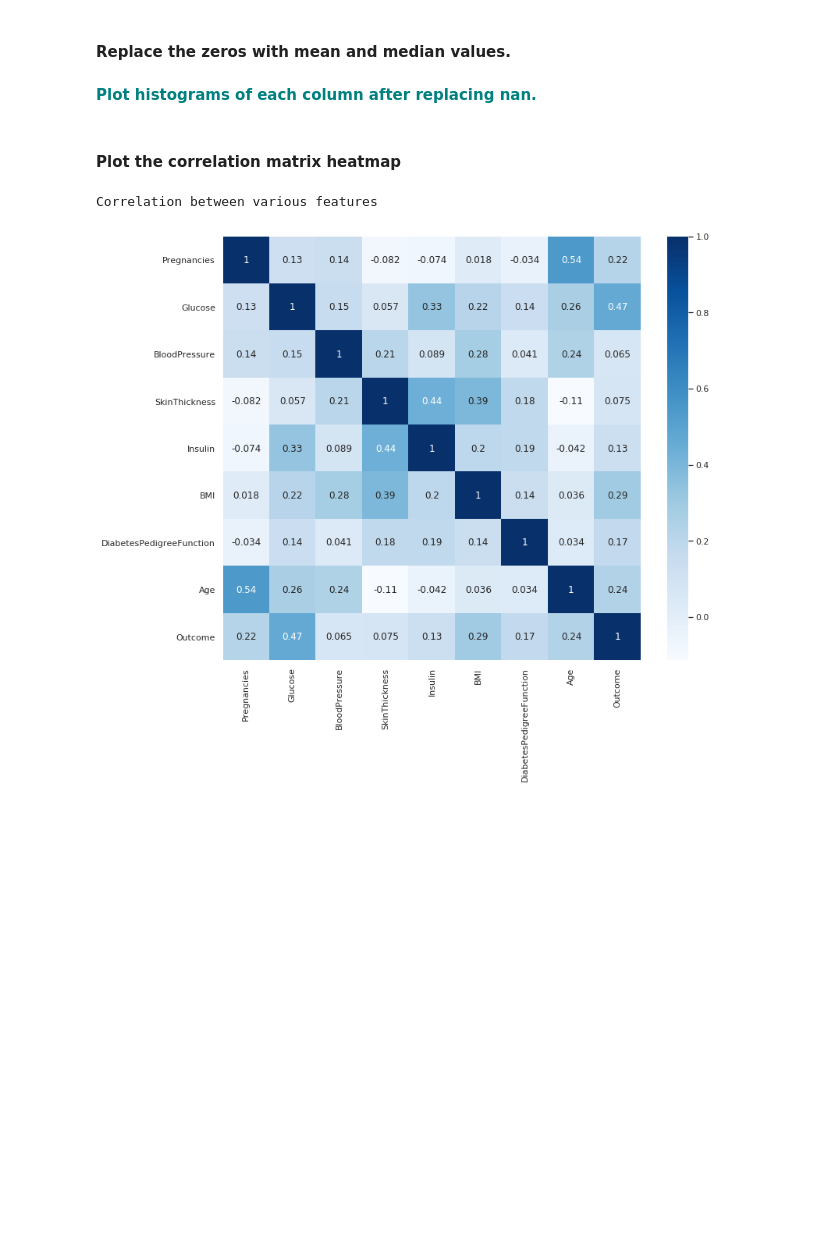
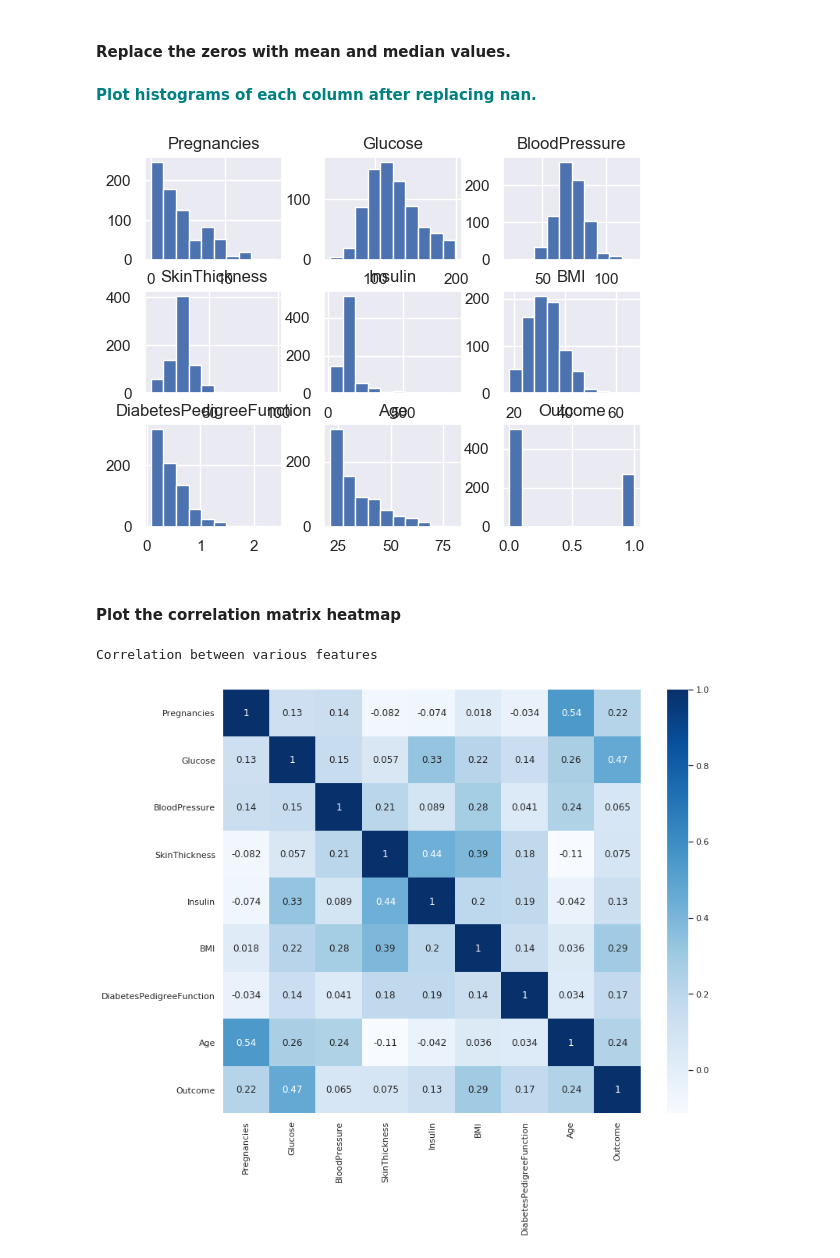
Before and after one commit to MsEM11/GridSearchKNN, a Jupyter notebook: GridSearchKNN_Case_Study.ipynb, the cells around one changed output. Cells and saved outputs as stored; diff of their text form; code cells hidden in the pictures; blank space fills up the shorter version.

```diff
--- a/GridSearchKNN_Case_Study.ipynb
+++ b/GridSearchKNN_Case_Study.ipynb
@@ -63,6 +93,10 @@ diabetes_data['Insulin'].fillna(diabetes_data['Insulin'].median(), inplace = Tru
 diabetes_data['BMI'].fillna(diabetes_data['BMI'].median(), inplace = True)
 # %% [markdown]
 **<font color='teal'> Plot histograms of each column after replacing nan. </font>**
+# %%
+diabetes_data.hist();
+# %% [output]
+[figure, added]
 # %% [markdown]
 #### Plot the correlation matrix heatmap
 # %%
```
Also changed, not shown: parts of 4 cells of this notebook.
